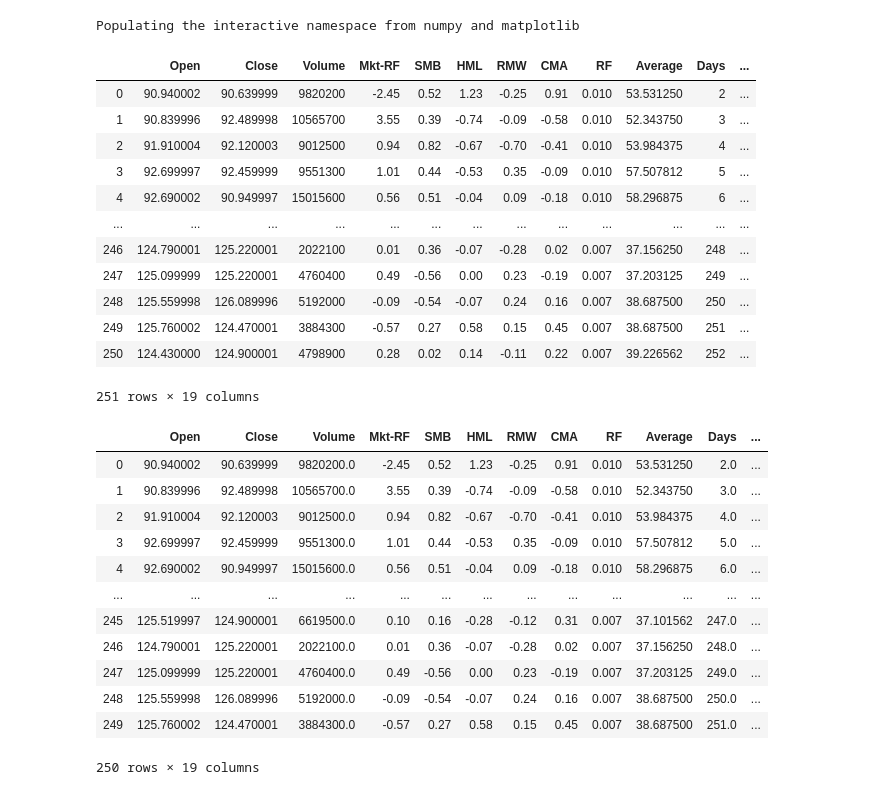
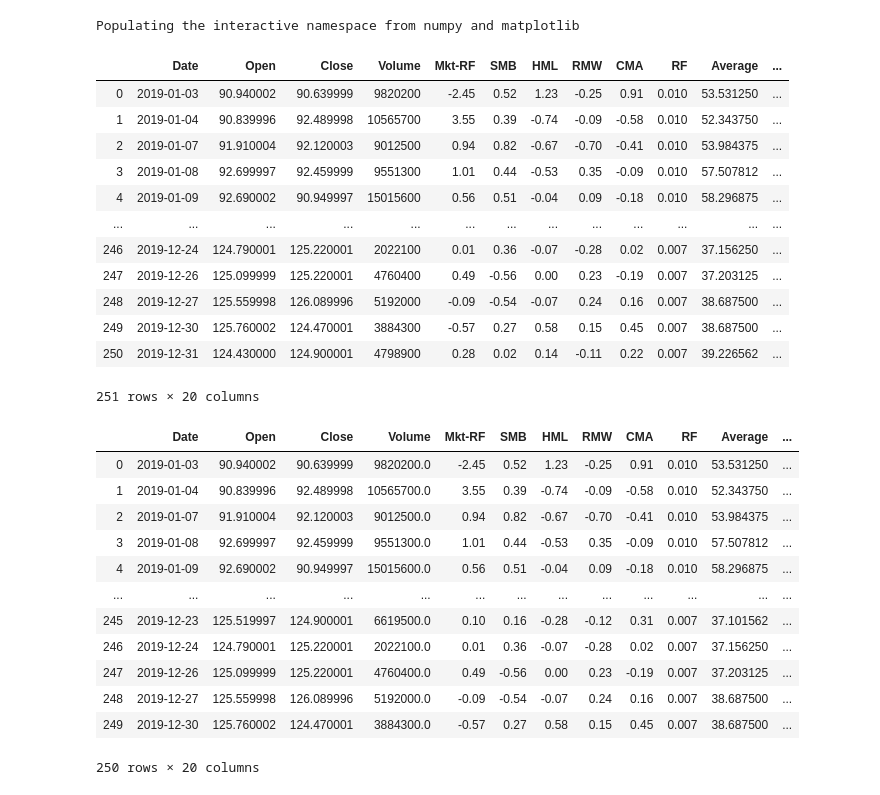
Before and after one commit to parthrana34/Machine-Learning-in-Finance, a Jupyter notebook: Dashboard/Supriya/Random_Forest.ipynb, the cells around one changed output. Saved outputs shown, nothing was run; the diff lists cells and outputs as text; code cells hidden in the pictures.

```diff
--- a/Dashboard/Supriya/Random_Forest.ipynb
+++ b/Dashboard/Supriya/Random_Forest.ipynb
@@ -42,26 +42,26 @@ def getData(strt_date = "2019-01-01", end_date = "2019-12-31"):
 # %%
 
 ## One year data
 df = getData()
 
 ## Removing correlated columns
 df.columns
-df = df.drop(["Date","High","Low","Adj Close"," HC- Open"," HC- High"," HC- Low"," HC- Close"], axis=1)
+df = df.drop(["High","Low","Adj Close"," HC- Open"," HC- High"," HC- Low"," HC- Close"], axis=1)
 df
 # %% [output]
-|  | Open | Close | Volume | Mkt-RF | SMB | HML | RMW | CMA | RF | Average | Days | ... |
-| 0 | 90.940002 | 90.639999 | 9820200 | -2.45 | 0.52 | 1.23 | -0.25 | 0.91 | 0.010 | 53.531250 | 2 | ... |
-| 1 | 90.839996 | 92.489998 | 10565700 | 3.55 | 0.39 | -0.74 | -0.09 | -0.58 | 0.010 | 52.343750 | 3 | ... |
-| 2 | 91.910004 | 92.120003 | 9012500 | 0.94 | 0.82 | -0.67 | -0.70 | -0.41 | 0.010 | 53.984375 | 4 | ... |
-| 3 | 92.699997 | 92.459999 | 9551300 | 1.01 | 0.44 | -0.53 | 0.35 | -0.09 | 0.010 | 57.507812 | 5 | ... |
-| 4 | 92.690002 | 90.949997 | 15015600 | 0.56 | 0.51 | -0.04 | 0.09 | -0.18 | 0.010 | 58.296875 | 6 | ... |
+|  | Date | Open | Close | Volume | Mkt-RF | SMB | HML | RMW | CMA | RF | Average | ... |
+| 0 | 2019-01-03 | 90.940002 | 90.639999 | 9820200 | -2.45 | 0.52 | 1.23 | -0.25 | 0.91 | 0.010 | 53.531250 | ... |
+| 1 | 2019-01-04 | 90.839996 | 92.489998 | 10565700 | 3.55 | 0.39 | -0.74 | -0.09 | -0.58 | 0.010 | 52.343750 | ... |
+| 2 | 2019-01-07 | 91.910004 | 92.120003 | 9012500 | 0.94 | 0.82 | -0.67 | -0.70 | -0.41 | 0.010 | 53.984375 | ... |
+| 3 | 2019-01-08 | 92.699997 | 92.459999 | 9551300 | 1.01 | 0.44 | -0.53 | 0.35 | -0.09 | 0.010 | 57.507812 | ... |
+| 4 | 2019-01-09 | 92.690002 | 90.949997 | 15015600 | 0.56 | 0.51 | -0.04 | 0.09 | -0.18 | 0.010 | 58.296875 | ... |
 | ... | ... | ... | ... | ... | ... | ... | ... | ... | ... | ... | ... | ... |
-| 246 | 124.790001 | 125.220001 | 2022100 | 0.01 | 0.36 | -0.07 | -0.28 | 0.02 | 0.007 | 37.156250 | 248 | ... |
-| 247 | 125.099999 | 125.220001 | 4760400 | 0.49 | -0.56 | 0.00 | 0.23 | -0.19 | 0.007 | 37.203125 | 249 | ... |
-| 248 | 125.559998 | 126.089996 | 5192000 | -0.09 | -0.54 | -0.07 | 0.24 | 0.16 | 0.007 | 38.687500 | 250 | ... |
-| 249 | 125.760002 | 124.470001 | 3884300 | -0.57 | 0.27 | 0.58 | 0.15 | 0.45 | 0.007 | 38.687500 | 251 | ... |
-| 250 | 124.430000 | 124.900001 | 4798900 | 0.28 | 0.02 | 0.14 | -0.11 | 0.22 | 0.007 | 39.226562 | 252 | ... |
+| 246 | 2019-12-24 | 124.790001 | 125.220001 | 2022100 | 0.01 | 0.36 | -0.07 | -0.28 | 0.02 | 0.007 | 37.156250 | ... |
+| 247 | 2019-12-26 | 125.099999 | 125.220001 | 4760400 | 0.49 | -0.56 | 0.00 | 0.23 | -0.19 | 0.007 | 37.203125 | ... |
+| 248 | 2019-12-27 | 125.559998 | 126.089996 | 5192000 | -0.09 | -0.54 | -0.07 | 0.24 | 0.16 | 0.007 | 38.687500 | ... |
+| 249 | 2019-12-30 | 125.760002 | 124.470001 | 3884300 | -0.57 | 0.27 | 0.58 | 0.15 | 0.45 | 0.007 | 38.687500 | ... |
+| 250 | 2019-12-31 | 124.430000 | 124.900001 | 4798900 | 0.28 | 0.02 | 0.14 | -0.11 | 0.22 | 0.007 | 39.226562 | ... |
-251 rows × 19 columns
+251 rows × 20 columns
 # %%
 df_x = df.drop("label", axis =1).shift(periods=1).dropna().reset_index(drop=True)
 df_y = df[["label"]].shift(periods=-1).dropna().reset_index(drop=True)
@@ -69,16 +69,16 @@ modified_df = pd.concat([df_x,df_y], axis =1)
 
 modified_df
 # %% [output]
-|  | Open | Close | Volume | Mkt-RF | SMB | HML | RMW | CMA | RF | Average | Days | ... |
-| 0 | 90.940002 | 90.639999 | 9820200.0 | -2.45 | 0.52 | 1.23 | -0.25 | 0.91 | 0.010 | 53.531250 | 2.0 | ... |
-| 1 | 90.839996 | 92.489998 | 10565700.0 | 3.55 | 0.39 | -0.74 | -0.09 | -0.58 | 0.010 | 52.343750 | 3.0 | ... |
-| 2 | 91.910004 | 92.120003 | 9012500.0 | 0.94 | 0.82 | -0.67 | -0.70 | -0.41 | 0.010 | 53.984375 | 4.0 | ... |
-| 3 | 92.699997 | 92.459999 | 9551300.0 | 1.01 | 0.44 | -0.53 | 0.35 | -0.09 | 0.010 | 57.507812 | 5.0 | ... |
-| 4 | 92.690002 | 90.949997 | 15015600.0 | 0.56 | 0.51 | -0.04 | 0.09 | -0.18 | 0.010 | 58.296875 | 6.0 | ... |
+|  | Date | Open | Close | Volume | Mkt-RF | SMB | HML | RMW | CMA | RF | Average | ... |
+| 0 | 2019-01-03 | 90.940002 | 90.639999 | 9820200.0 | -2.45 | 0.52 | 1.23 | -0.25 | 0.91 | 0.010 | 53.531250 | ... |
+| 1 | 2019-01-04 | 90.839996 | 92.489998 | 10565700.0 | 3.55 | 0.39 | -0.74 | -0.09 | -0.58 | 0.010 | 52.343750 | ... |
+| 2 | 2019-01-07 | 91.910004 | 92.120003 | 9012500.0 | 0.94 | 0.82 | -0.67 | -0.70 | -0.41 | 0.010 | 53.984375 | ... |
+| 3 | 2019-01-08 | 92.699997 | 92.459999 | 9551300.0 | 1.01 | 0.44 | -0.53 | 0.35 | -0.09 | 0.010 | 57.507812 | ... |
+| 4 | 2019-01-09 | 92.690002 | 90.949997 | 15015600.0 | 0.56 | 0.51 | -0.04 | 0.09 | -0.18 | 0.010 | 58.296875 | ... |
 | ... | ... | ... | ... | ... | ... | ... | ... | ... | ... | ... | ... | ... |
-| 245 | 125.519997 | 124.900001 | 6619500.0 | 0.10 | 0.16 | -0.28 | -0.12 | 0.31 | 0.007 | 37.101562 | 247.0 | ... |
-| 246 | 124.790001 | 125.220001 | 2022100.0 | 0.01 | 0.36 | -0.07 | -0.28 | 0.02 | 0.007 | 37.156250 | 248.0 | ... |
-| 247 | 125.099999 | 125.220001 | 4760400.0 | 0.49 | -0.56 | 0.00 | 0.23 | -0.19 | 0.007 | 37.203125 | 249.0 | ... |
-| 248 | 125.559998 | 126.089996 | 5192000.0 | -0.09 | -0.54 | -0.07 | 0.24 | 0.16 | 0.007 | 38.687500 | 250.0 | ... |
-| 249 | 125.760002 | 124.470001 | 3884300.0 | -0.57 | 0.27 | 0.58 | 0.15 | 0.45 | 0.007 | 38.687500 | 251.0 | ... |
+| 245 | 2019-12-23 | 125.519997 | 124.900001 | 6619500.0 | 0.10 | 0.16 | -0.28 | -0.12 | 0.31 | 0.007 | 37.101562 | ... |
+| 246 | 2019-12-24 | 124.790001 | 125.220001 | 2022100.0 | 0.01 | 0.36 | -0.07 | -0.28 | 0.02 | 0.007 | 37.156250 | ... |
+| 247 | 2019-12-26 | 125.099999 | 125.220001 | 4760400.0 | 0.49 | -0.56 | 0.00 | 0.23 | -0.19 | 0.007 | 37.203125 | ... |
+| 248 | 2019-12-27 | 125.559998 | 126.089996 | 5192000.0 | -0.09 | -0.54 | -0.07 | 0.24 | 0.16 | 0.007 | 38.687500 | ... |
+| 249 | 2019-12-30 | 125.760002 | 124.470001 | 3884300.0 | -0.57 | 0.27 | 0.58 | 0.15 | 0.45 | 0.007 | 38.687500 | ... |
-250 rows × 19 columns
+250 rows × 20 columns
```
Also changed, not shown: parts of 9 cells of this notebook.
